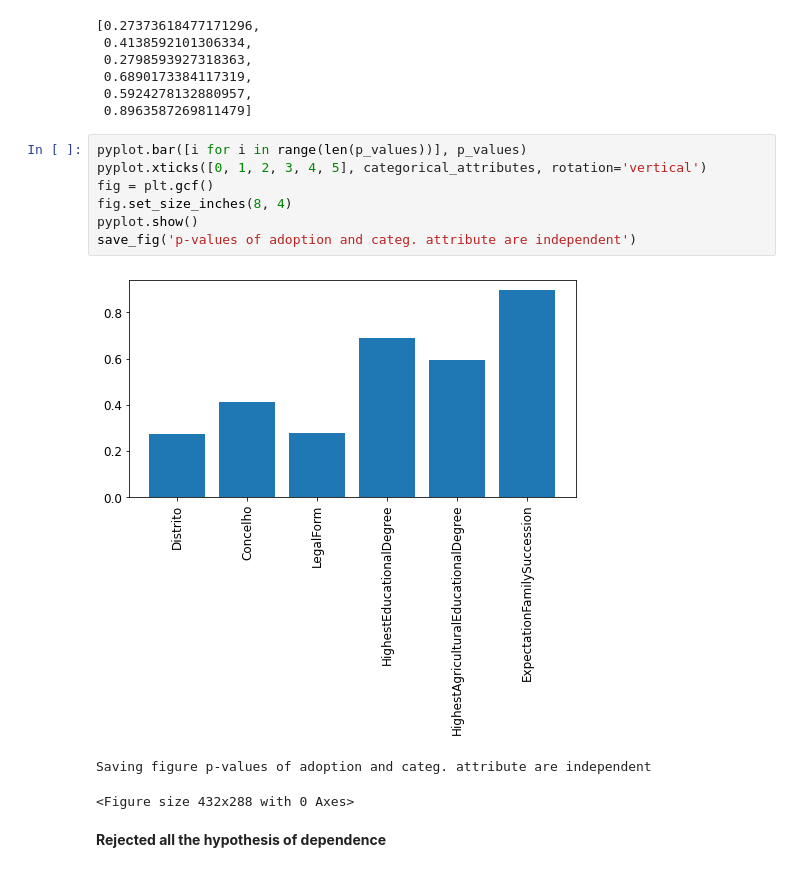
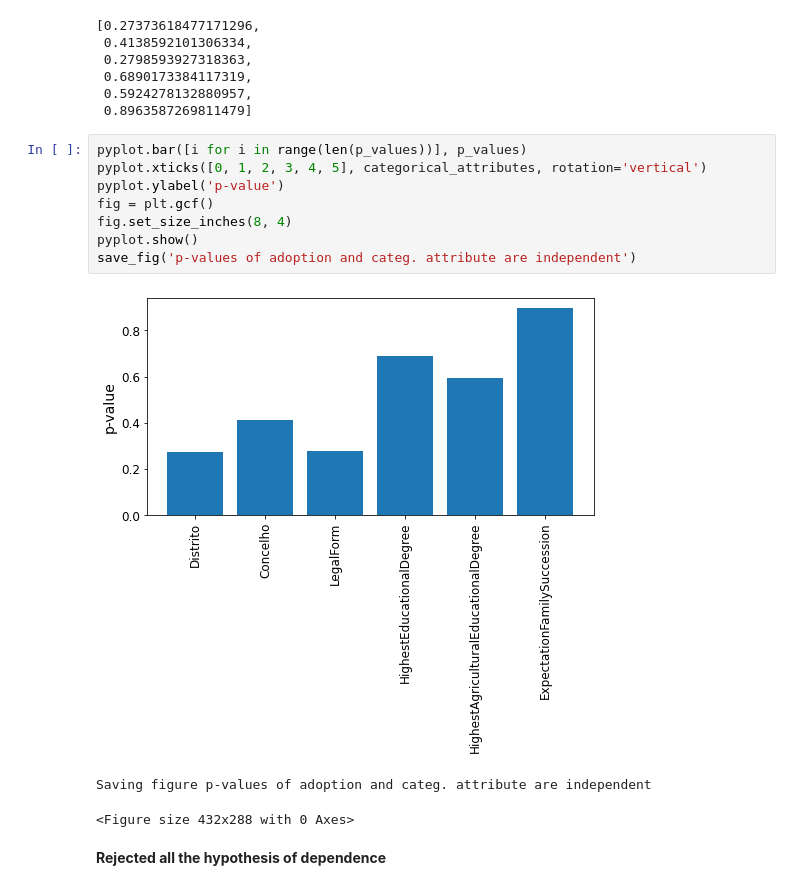
Before and after one commit to giacrava/thesis-sbp-abm, a Jupyter notebook: sbp_abm_survey/survey_analysis/Survey analysis.ipynb, the cells around one changed output. Cells and saved outputs as stored; diff of their text form.

```diff
--- a/sbp_abm_survey/survey_analysis/Survey analysis.ipynb
+++ b/sbp_abm_survey/survey_analysis/Survey analysis.ipynb
@@ -481,12 +479,13 @@ p_values
 # %%
 pyplot.bar([i for i in range(len(p_values))], p_values)
 pyplot.xticks([0, 1, 2, 3, 4, 5], categorical_attributes, rotation='vertical')
+pyplot.ylabel('p-value')
 fig = plt.gcf()
 fig.set_size_inches(8, 4)
 pyplot.show()
 save_fig('p-values of adoption and categ. attribute are independent')
 # %% [output]
-[figure, old version]
+[figure, new version]
 Saving figure p-values of adoption and categ. attribute are independent
 <Figure size 432x288 with 0 Axes>
 # %% [markdown]
```
Also changed, not shown: parts of 21 cells of this notebook, 19 other files.
